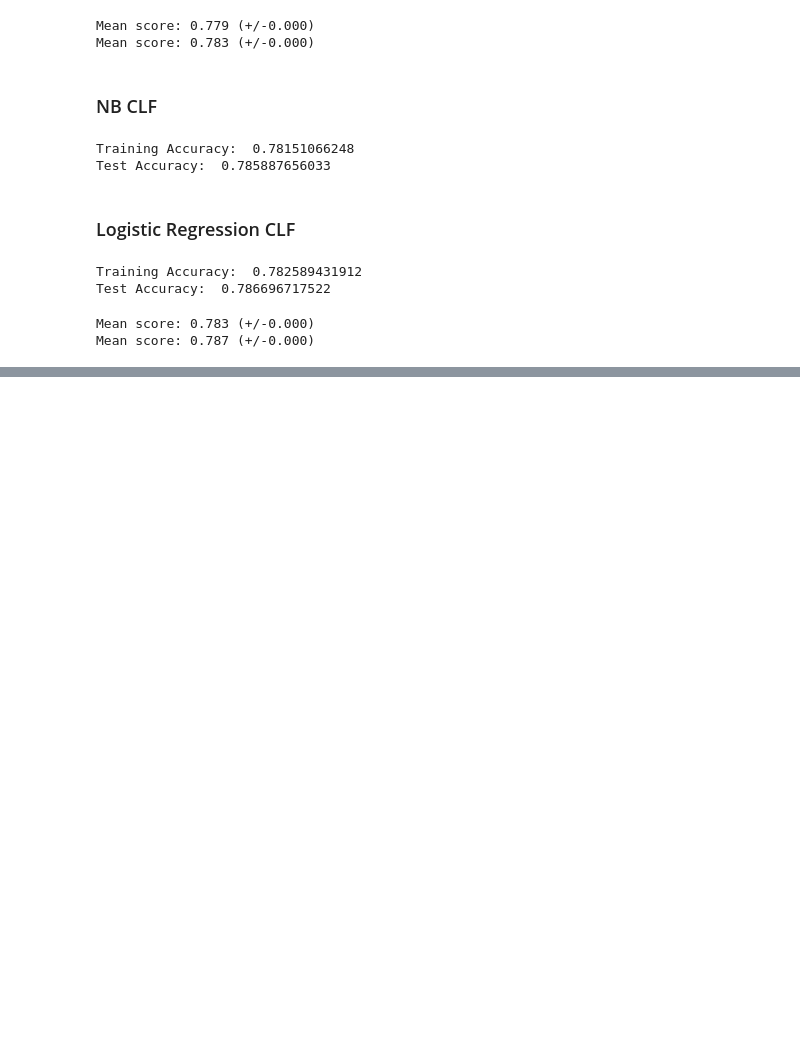
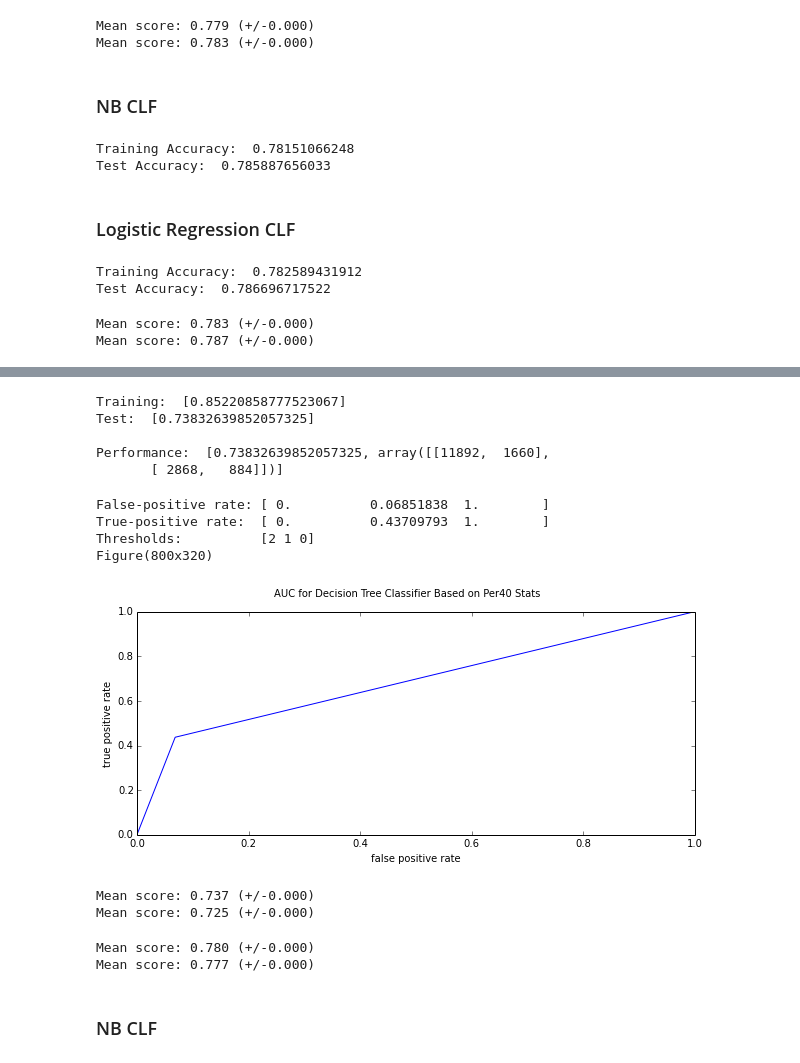
Before and after one commit to datadave/GADS9-NYC-Spring2014-Students, a Jupyter notebook: lab_submissions/project02/csheehan/project02.ipynb, the cells around one changed output, grey strips where cells are left out. Drawn from its saved outputs; the diff is of its cells as text; code cells hidden in the pictures; blank space fills up the shorter version.

```diff
--- a/lab_submissions/project02/csheehan/project02.ipynb
+++ b/lab_submissions/project02/csheehan/project02.ipynb
@@ -1093,0 +1175,17 @@ Mean score: 0.787 (+/-0.000)
+# %%
+linfit_per40 = LinearRegression()
+linfit_per40.fit(X_train_per40, y_train_per40)
+score = linfit_per40.score(X_train_per40, y_train_per40)
+print "Intercept: ",linfit_per40.intercept_
+print "R^2: ", round(score, 4)
+
+for i, coef in enumerate(linfit_per40.coef_):
+    print cats_round2[i],": ",coef
+
+# R^2 is improved (low-minute players are likely fringe-roster guys who could be on either kind of team
+
+#NOTES ABOUT BELOW COEFFICIENTS:
+#Positive Ht Coefficient makes sense (more height => better chance of Major = True)
+    #because Major Conference have a mean height of 1" more than Mid-Majors
+#Same as above for other 'positive' categories (ORB, DRB) but weirdly not for TRB (which is ORB+DRB)
+    #and negative coefficients for 'negative' categories (PF, TOV)
@@ -1093,0 +1259,55 @@ Mean score: 0.787 (+/-0.000)
+# %%
+# Going to use 25 depth again
+tree_clf = tree.DecisionTreeClassifier(criterion='gini', max_depth=25, min_samples_leaf=5)
+tree_fit = tree_clf.fit(X_train_per40, y_train_per40)
+
+print "Training: ",measure_performance(X_train_per40, y_train_per40, tree_fit)
+print "Test: ",measure_performance(X_test_per40, y_test_per40, tree_fit)
+
+print " "
+print "Performance: ",measure_performance(X_test_per40, y_test_per40, tree_fit, show_confusion_matrix=True)
+# %% [output]
+Training:  [0.85220858777523067]
+Test:  [0.73832639852057325]
+
+Performance:  [0.73832639852057325, array([[11892,  1660],
+       [ 2868,   884]])]
+# %%
+fig = plt.figure()
+fig.set_figwidth(10)
+fig.suptitle('AUC for Decision Tree Classifier Based on Per40 Stats')
+
+fpr, tpr, thresholds = metrics.roc_curve(y_train_per40,tree_clf.predict(X_train_per40))
+ax2 = plt.subplot(1, 1,1)
+ax2.set_xlabel('false positive rate')
+ax2.set_ylabel('true positive rate')
+ax2.plot(fpr, tpr)
+
+
+print "False-positive rate:", fpr
+print "True-positive rate: ", tpr
+print "Thresholds:         ", thresholds
+
+print fig
+# %% [output]
+False-positive rate: [ 0.          0.06851838  1.        ]
+True-positive rate:  [ 0.          0.43709793  1.        ]
+Thresholds:          [2 1 0]
+Figure(800x320)
+[figure, added]
+# %%
+kfold_cv(X_train_per40, y_train_per40, tree_clf,10)
+kfold_cv(X_test_per40, y_test_per40, tree_clf,10)
+# %% [output]
+Mean score: 0.737 (+/-0.000)
+Mean score: 0.725 (+/-0.000)
+# %%
+rf_clf = RandomForestClassifier(n_estimators=75,random_state=102317)
+rf_fit = rf_clf.fit(X_train_per40, y_train_per40)
+kfold_cv(X_train_per40, y_train_per40,rf_clf)
+kfold_cv(X_test_per40, y_test_per40,rf_clf)
+# %% [output]
+Mean score: 0.780 (+/-0.000)
+Mean score: 0.777 (+/-0.000)
+# %% [markdown]
+### NB CLF
```
Also changed, not shown: parts of 20 cells of this notebook.
